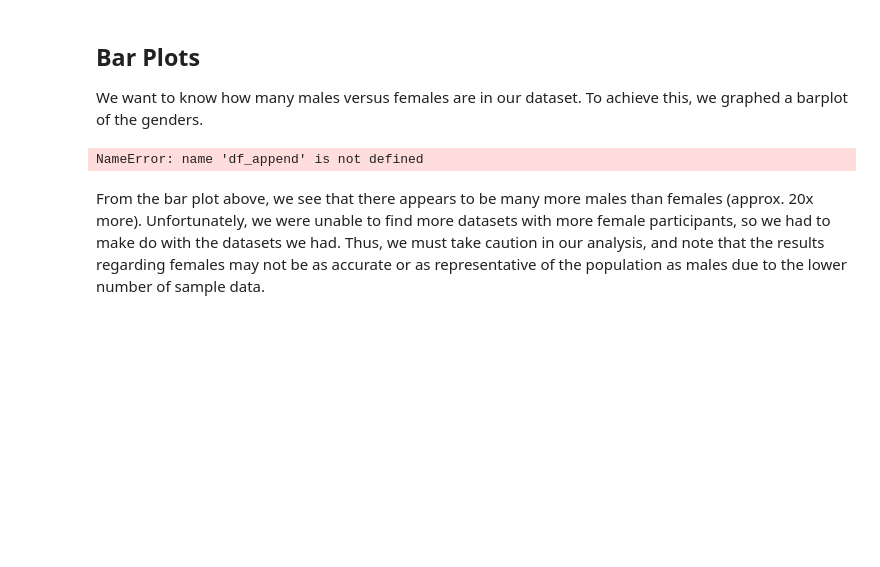
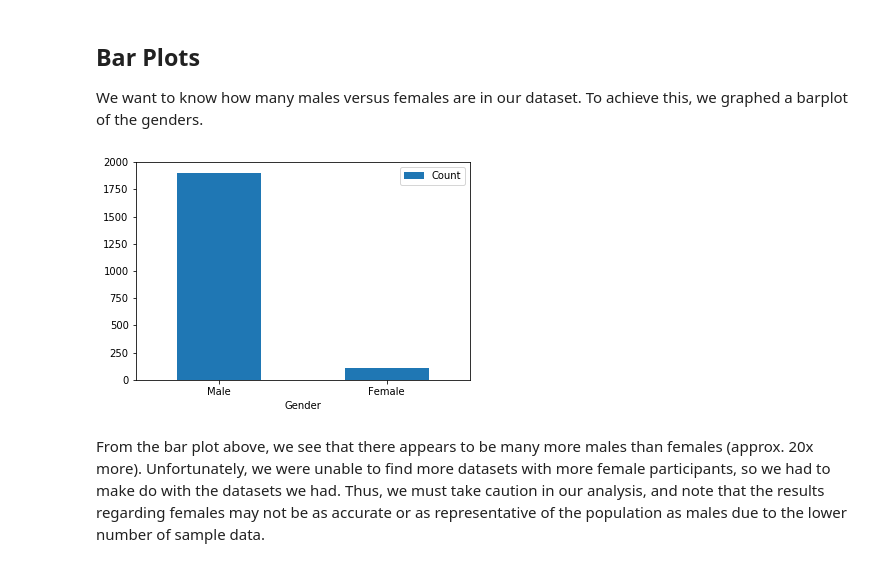
Before and after one commit to stt045/Projects, a Jupyter notebook: FinalProject.ipynb, the cells around one changed output. Saved outputs shown, nothing was run; the diff lists cells and outputs as text; code cells hidden in the pictures; blank space fills up the shorter version.

```diff
--- a/FinalProject.ipynb
+++ b/FinalProject.ipynb
@@ -194,21 +194,21 @@ We want to know how many males versus females are in our dataset. To achieve thi
 # %%
 #get 'gender' column
 genderCol = df_append['Gender']
 numMale = 0
 numFemale = 0
 
 #count number of male, female, other
 for x in genderCol:
     if x == 'Male':
         numMale = numMale + 1
     elif x == 'Female':
         numFemale = numFemale + 1
 
 #plot results
-plotDf = pd.DataFrame({'Gender':['Male', 'Female', 'Other'], 'Count':[numMale, numFemale, numOther]})
+plotDf = pd.DataFrame({'Gender':['Male', 'Female'], 'Count':[numMale, numFemale]})
 barPlot = plotDf.plot.bar(x='Gender', y='Count', rot=0)
 # %% [output]
-NameError: name 'df_append' is not defined
+[figure, added]
 # %% [markdown]
 From the bar plot above, we see that there appears to be many more males than females (approx. 20x more). Unfortunately, we were unable to find more datasets with more female participants, so we had to make do with the datasets we had. Thus, we must take caution in our analysis, and note that the results regarding females may not be as accurate or as representative of the population as males due to the lower number of sample data.
 # %% [markdown]
```
